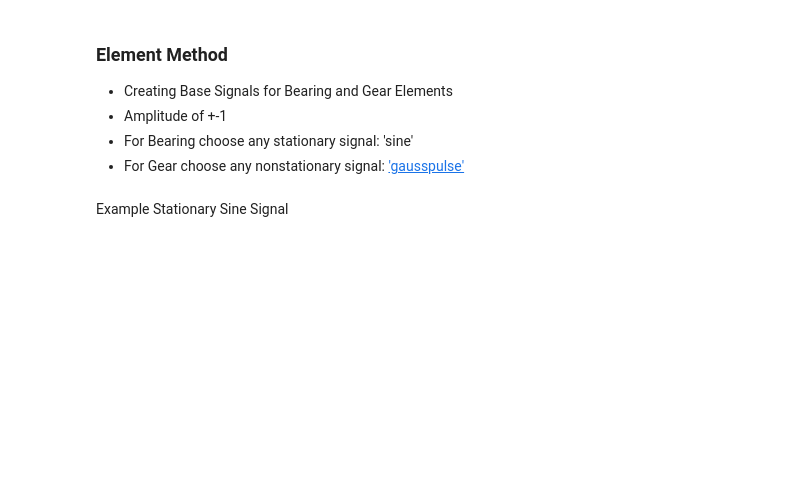
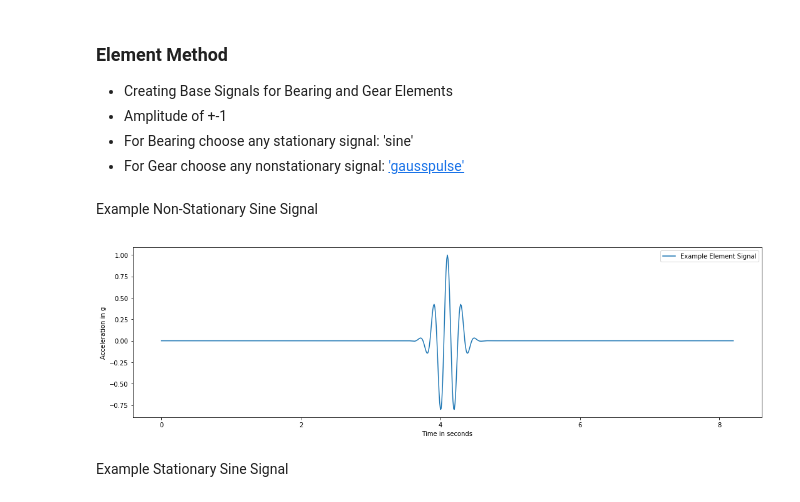
Before and after one commit to HoChiak/Gearbox, a Jupyter notebook: RF_Sim_GearboxVibration.ipynb, the cells around one changed output. Saved outputs shown, nothing was run; the diff lists cells and outputs as text; code cells hidden in the pictures; blank space fills up the shorter version.

```diff
--- a/RF_Sim_GearboxVibration.ipynb
+++ b/RF_Sim_GearboxVibration.ipynb
@@ -130,6 +137,19 @@ hdw = r'\\imapc\benutzer\Mitarbeiterdaten\henss\_02_software\_08_github\Gearbox'
     <li>For Gear choose any nonstationary signal: <a href="https://docs.scipy.org/doc/scipy/reference/generated/scipy.signal.gausspulse.html">'gausspulse'</a> <br>
 </li>
 </ul>
+# %% [markdown]
+<p>Example Non-Stationary Sine Signal</p>
+# %%
+from scipy.signal import gausspulse
+fi, fs = 5, 100
+time_vector = gf.get_sample_time_torque(fi, fs, 21, 41)
+element_signal = gausspulse(np.linspace(-max(time_vector)/2, max(time_vector)/2, time_vector.size), fc=fi, bw=0.5, bwr=-6, tpr=-60, retquad=False, retenv=False) # Nm | array
+plt.figure(figsize=[18,5])
+plt.plot(time_vector, element_signal)
+plt.xlabel('Time in seconds'), plt.ylabel('Acceleration in g'), plt.legend(['Example Element Signal'])
+plt.show()
+# %% [output]
+[figure, added]
 # %% [markdown]
 <p>Example Stationary Sine Signal</p>
 # %%
```
Also changed, not shown: parts of 32 cells of this notebook, 2 other files.
